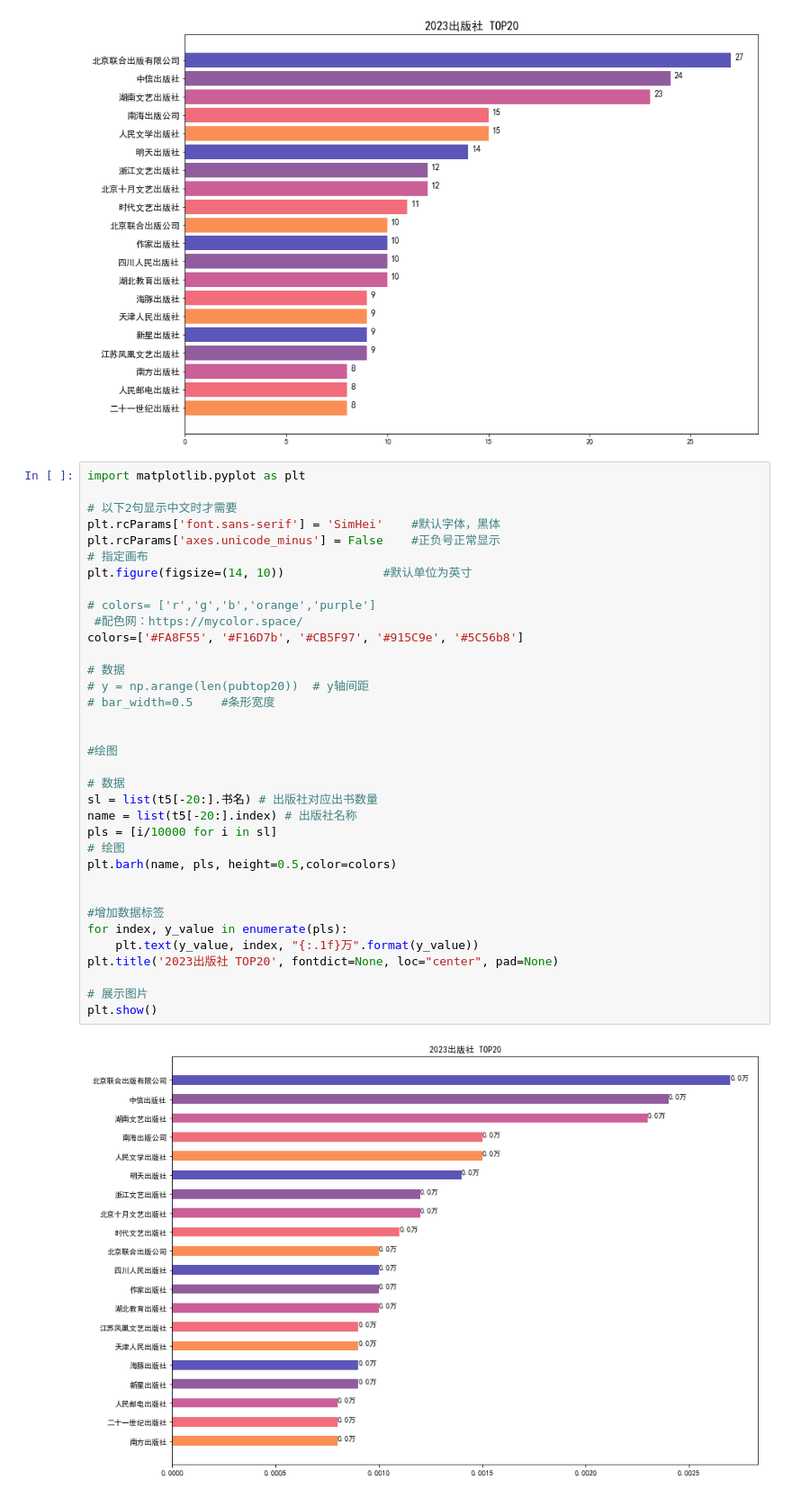
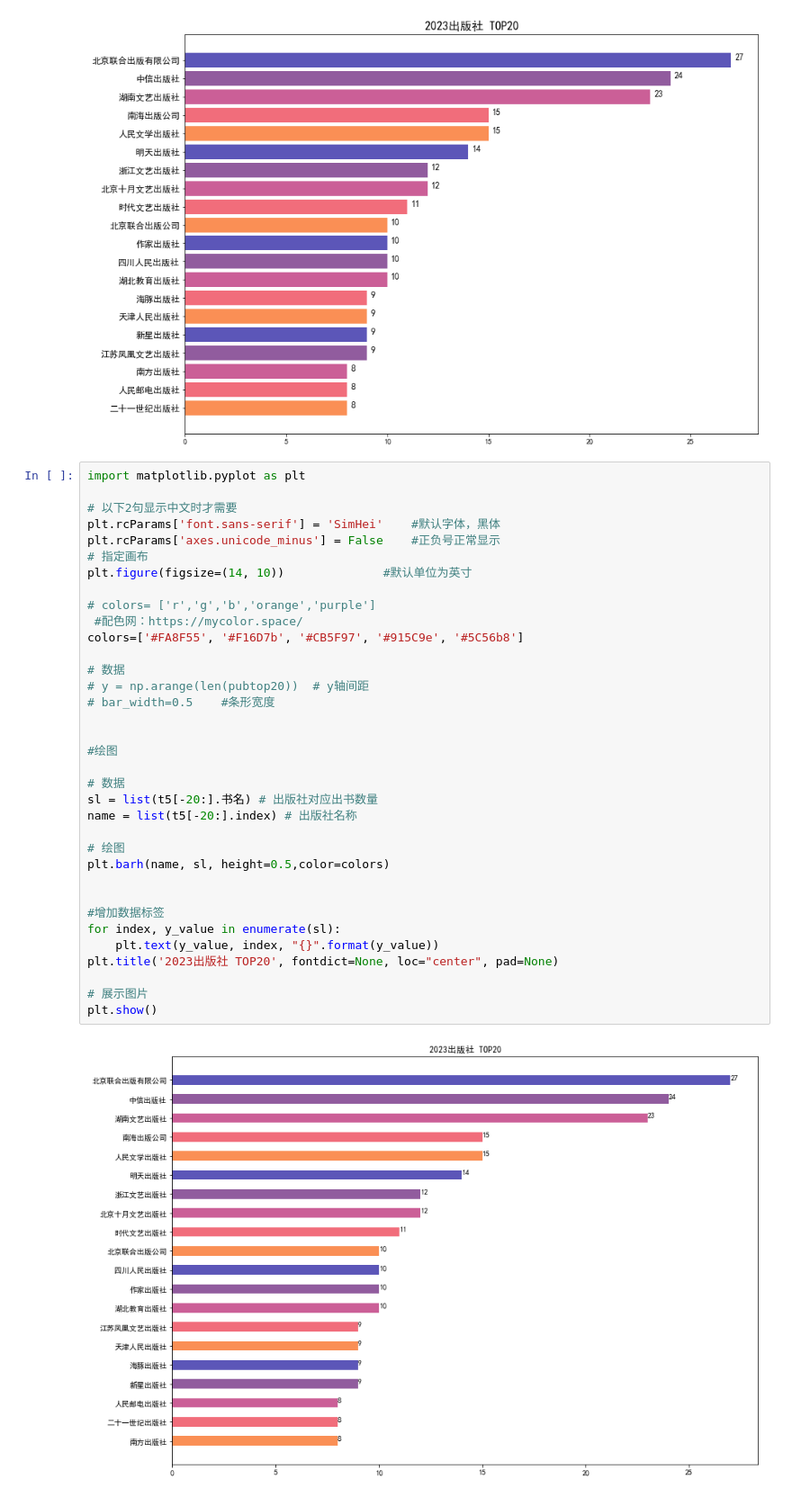
Before and after one commit to lmyljjljh/shujufenxi, a Jupyter notebook: 商务数据分析/2023.04.19-动态网页（2）-selenium Wait-爬取当当数据并分析-共享.ipynb, the cells around one changed output. Shown: that part at 90% size. Cells and saved outputs as stored; diff of their text form.

```diff
--- a/商务数据分析/2023.04.19-动态网页（2）-selenium Wait-爬取当当数据并分析-共享.ipynb
+++ b/商务数据分析/2023.04.19-动态网页（2）-selenium Wait-爬取当当数据并分析-共享.ipynb
@@ -660,35 +660,35 @@ import matplotlib.pyplot as plt
 
 # 以下2句显示中文时才需要
 plt.rcParams['font.sans-serif'] = 'SimHei'    #默认字体，黑体
 plt.rcParams['axes.unicode_minus'] = False    #正负号正常显示
 # 指定画布
 plt.figure(figsize=(14, 10))              #默认单位为英寸
 
 # colors= ['r','g','b','orange','purple']
  #配色网：https://mycolor.space/
 colors=['#FA8F55', '#F16D7b', '#CB5F97', '#915C9e', '#5C56b8']
 
 # 数据
 # y = np.arange(len(pubtop20))  # y轴间距
 # bar_width=0.5    #条形宽度
 
 
 #绘图
 
 # 数据
 sl = list(t5[-20:].书名) # 出版社对应出书数量
 name = list(t5[-20:].index) # 出版社名称
-pls = [i/10000 for i in sl]
+
 # 绘图
-plt.barh(name, pls, height=0.5,color=colors)
+plt.barh(name, sl, height=0.5,color=colors)
 
 
 #增加数据标签
-for index, y_value in enumerate(pls):
-    plt.text(y_value, index, "{:.1f}万".format(y_value))
+for index, y_value in enumerate(sl):
+    plt.text(y_value, index, "{}".format(y_value))
 plt.title('2023出版社 TOP20', fontdict=None, loc="center", pad=None)
 
 # 展示图片
 plt.show()
 # %% [output]
-[figure, old version]
+[figure, new version]
```
